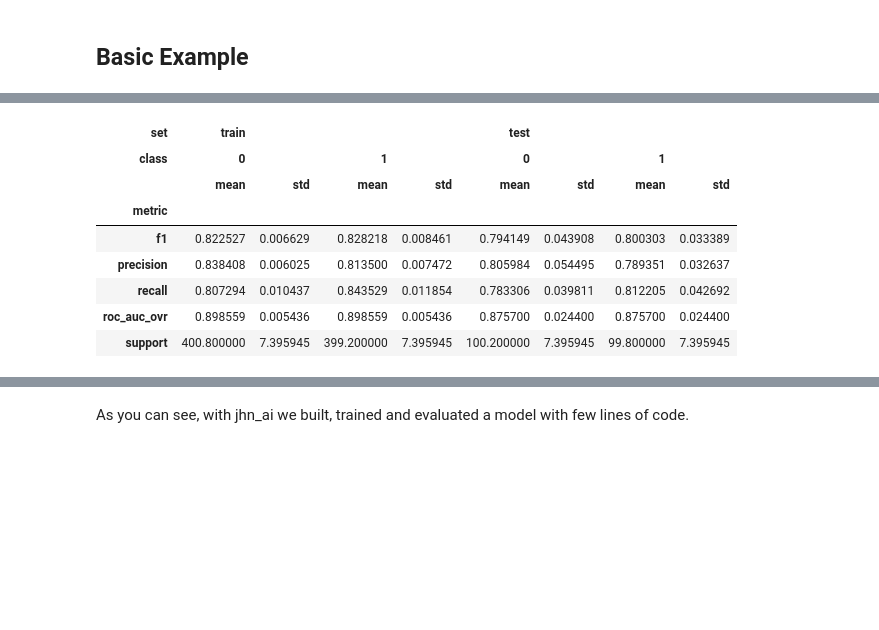
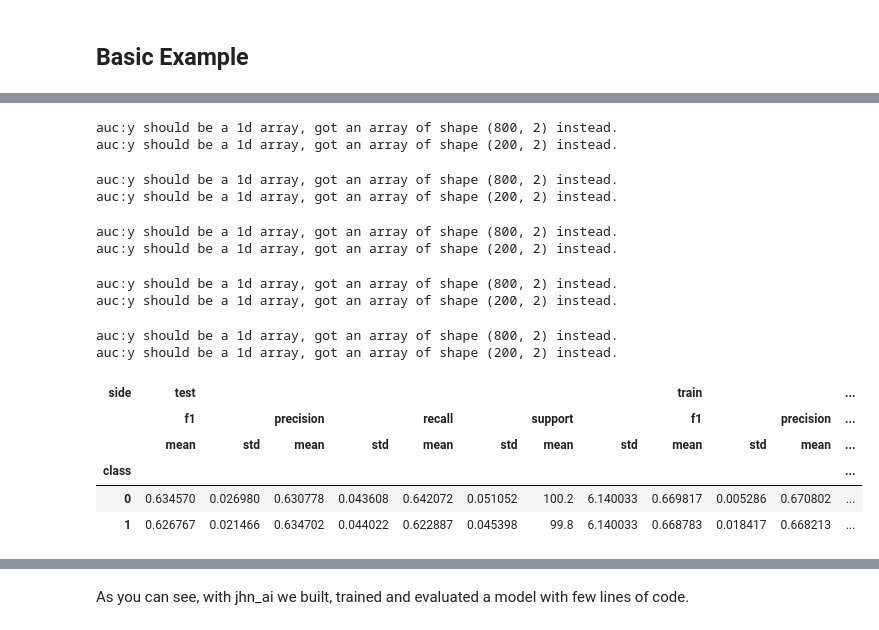
Before and after one commit to jhn-nt/cross-learn, a Jupyter notebook: basic_example.ipynb, the cells around one changed output, grey strips where cells are left out. Drawn from its saved outputs; the diff is of its cells as text; code cells hidden in the pictures; blank space fills up the shorter version.

```diff
--- a/basic_example.ipynb
+++ b/basic_example.ipynb
@@ -17,13 +27,13 @@ from sklearn.pipeline import Pipeline
 from sklearn.model_selection import GroupKFold, GridSearchCV
 
 # we will use ColinearityRemover to discard redundant features
-from jhn_ai.transformers import ColinearityRemover
+from jhn_ai.transformers import DropColinCV
 
 cv = GroupKFold(n_splits = 5)
 
 model = Pipeline([
     ('scaling', StandardScaler()),
-    ('linear_fs', ColinearityRemover()),
+    ('linear_fs', DropColinCV()),
     ('estimator', LogisticRegression(solver ='saga'))
 ])
 
@@ -34,26 +44,34 @@ param_grid = {
 
 optimizer = GridSearchCV(model, param_grid, cv = cv)
 # %%
-from jhn_ai.evaluation import supervised_crossvalidation
+from jhn_ai.evaluation import crossvalidate_classification
 # nested crossvalidation in one line
-scores, rocs, _, _, _ = supervised_crossvalidation(optimizer, X, y, groups = groups, cv = cv)
+scores, _, _ = crossvalidate_classification(model, X, y, groups=groups,cv = cv)
+# %% [output]
+auc:y should be a 1d array, got an array of shape (800, 2) instead.
+auc:y should be a 1d array, got an array of shape (200, 2) instead.
+auc:y should be a 1d array, got an array of shape (800, 2) instead.
+auc:y should be a 1d array, got an array of shape (200, 2) instead.
+auc:y should be a 1d array, got an array of shape (800, 2) instead.
+auc:y should be a 1d array, got an array of shape (200, 2) instead.
+auc:y should be a 1d array, got an array of shape (800, 2) instead.
+auc:y should be a 1d array, got an array of shape (200, 2) instead.
+auc:y should be a 1d array, got an array of shape (800, 2) instead.
+auc:y should be a 1d array, got an array of shape (200, 2) instead.
 # %%
 # major scores
-scores.groupby('metric').agg(['mean','std'])
+scores["metrics"].drop(["name","fold"],axis=1).groupby(["side","class"]).agg(['mean','std']).swaplevel(1,0,0).unstack().swaplevel(2,0,1).swaplevel(2,1,1).sort_index(axis=1)
 
 # scores contains major classification scores for each classification fold and each class.
 # Thus, compared to sklearn cross_validate it computes also disaggregated class scores.
 # In this case, our model work well, scores are stable and balanced between class 0 and 1 across all metrics.
 # %% [output]
-| set | train |  |  |  | test |  |  |  |
-| class | 0 |  | 1 |  | 0 |  | 1 |  |
-|  | mean | std | mean | std | mean | std | mean | std |
-| metric |  |  |  |  |  |  |  |  |
-| f1 | 0.822527 | 0.006629 | 0.828218 | 0.008461 | 0.794149 | 0.043908 | 0.800303 | 0.033389 |
-| precision | 0.838408 | 0.006025 | 0.813500 | 0.007472 | 0.805984 | 0.054495 | 0.789351 | 0.032637 |
-| recall | 0.807294 | 0.010437 | 0.843529 | 0.011854 | 0.783306 | 0.039811 | 0.812205 | 0.042692 |
-| roc_auc_ovr | 0.898559 | 0.005436 | 0.898559 | 0.005436 | 0.875700 | 0.024400 | 0.875700 | 0.024400 |
-| support | 400.800000 | 7.395945 | 399.200000 | 7.395945 | 100.200000 | 7.395945 | 99.800000 | 7.395945 |
+| side | test |  |  |  |  |  |  |  | train |  |  | ... |
+|  | f1 |  | precision |  | recall |  | support |  | f1 |  | precision | ... |
+|  | mean | std | mean | std | mean | std | mean | std | mean | std | mean | ... |
+| class |  |  |  |  |  |  |  |  |  |  |  | ... |
+| 0 | 0.634570 | 0.026980 | 0.630778 | 0.043608 | 0.642072 | 0.051052 | 100.2 | 6.140033 | 0.669817 | 0.005286 | 0.670802 | ... |
+| 1 | 0.626767 | 0.021466 | 0.634702 | 0.044022 | 0.622887 | 0.045398 | 99.8 | 6.140033 | 0.668783 | 0.018417 | 0.668213 | ... |
 # %%
 # ROCS in one line
 # let's compare training and testing performance
```
Also changed, not shown: parts of 3 cells of this notebook, 7 other files.
